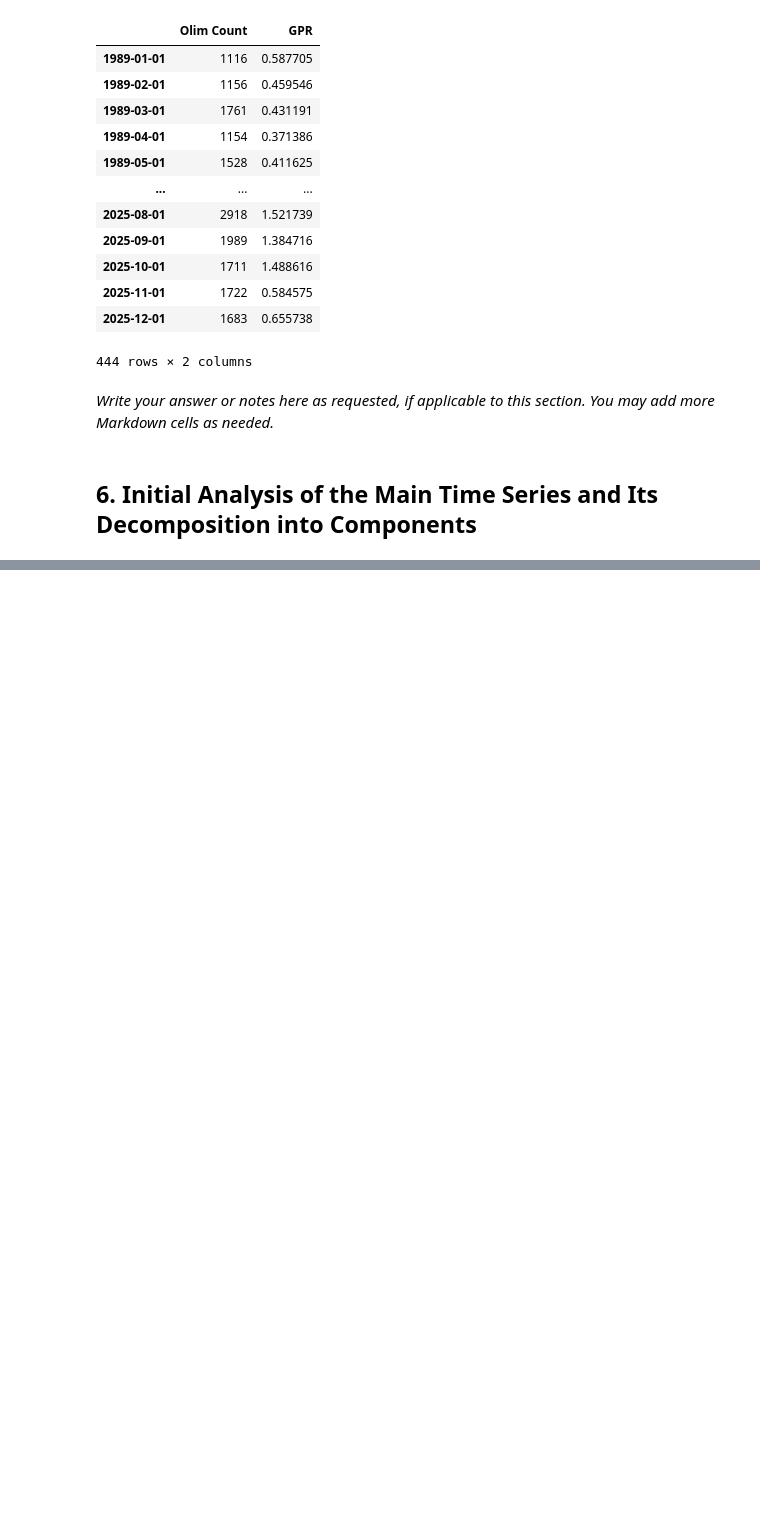
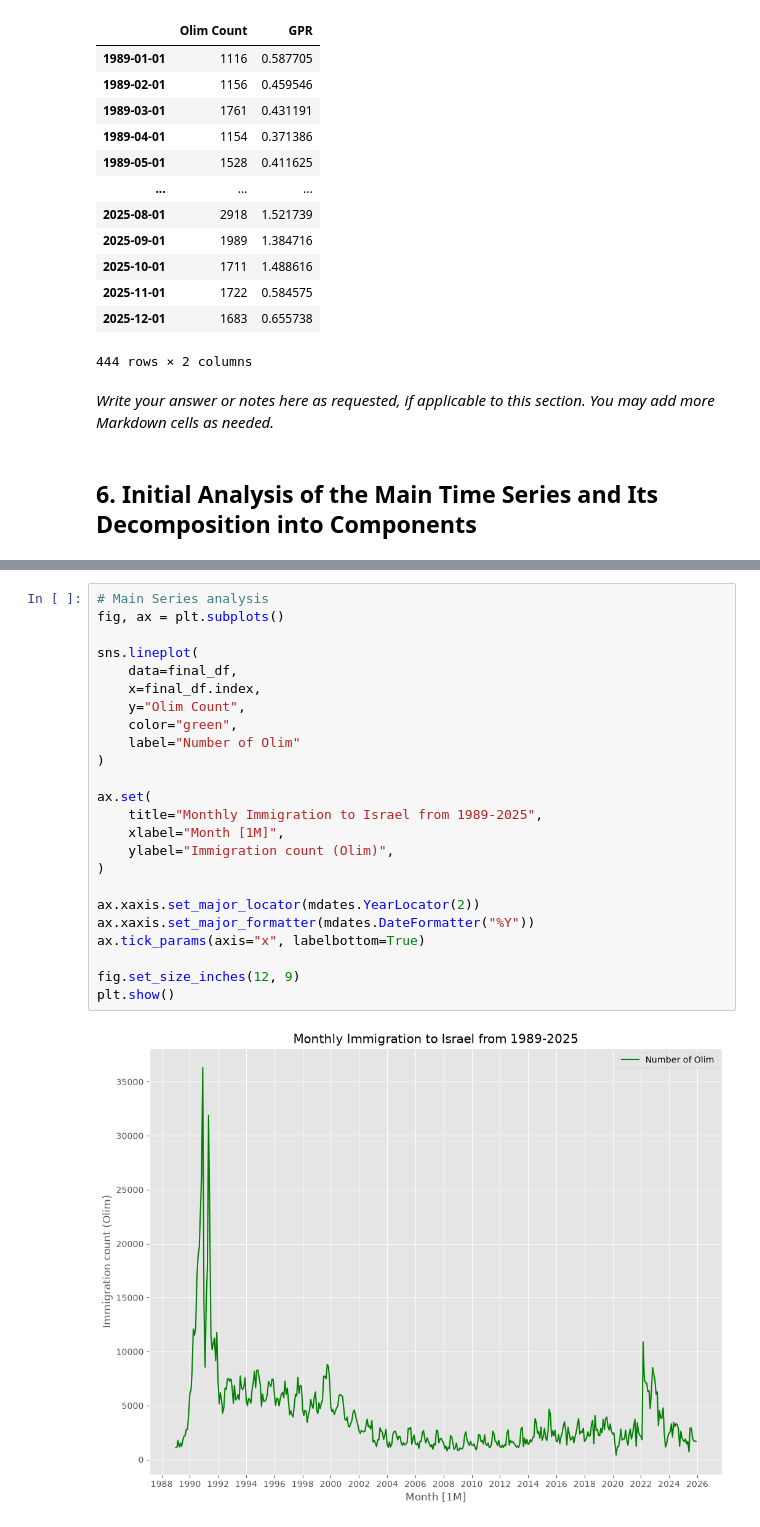
Before and after one commit to davidlvt6992/Time-Series-Analysis, a Jupyter notebook: notebooks/eng_template_project1_id1_id2.ipynb, the cells around one changed output, grey strips where cells are left out. Saved outputs shown, nothing was run; the diff lists cells and outputs as text; blank space fills up the shorter version.

Commit message:
Added seasonal decomposition wrapper and graphs; Explanations of the main series, decomposition selection and analysis

```diff
--- a/notebooks/eng_template_project1_id1_id2.ipynb
+++ b/notebooks/eng_template_project1_id1_id2.ipynb
@@ -269,0 +275,26 @@ fig.tight_layout(rect=[0, 0, 1, 0.94])
+# %%
+# Main Series analysis
+fig, ax = plt.subplots()
+
+sns.lineplot(
+    data=final_df,
+    x=final_df.index,
+    y="Olim Count",
+    color="green",
+    label="Number of Olim"
+)
+
+ax.set(
+    title="Monthly Immigration to Israel from 1989-2025",
+    xlabel="Month [1M]",
+    ylabel="Immigration count (Olim)",
+)
+
+ax.xaxis.set_major_locator(mdates.YearLocator(2))
+ax.xaxis.set_major_formatter(mdates.DateFormatter("%Y"))
+ax.tick_params(axis="x", labelbottom=True)
+
+fig.set_size_inches(12, 9)
+plt.show()
+# %% [output]
+[figure, added]
```
Also changed, not shown: parts of 9 cells of this notebook.
